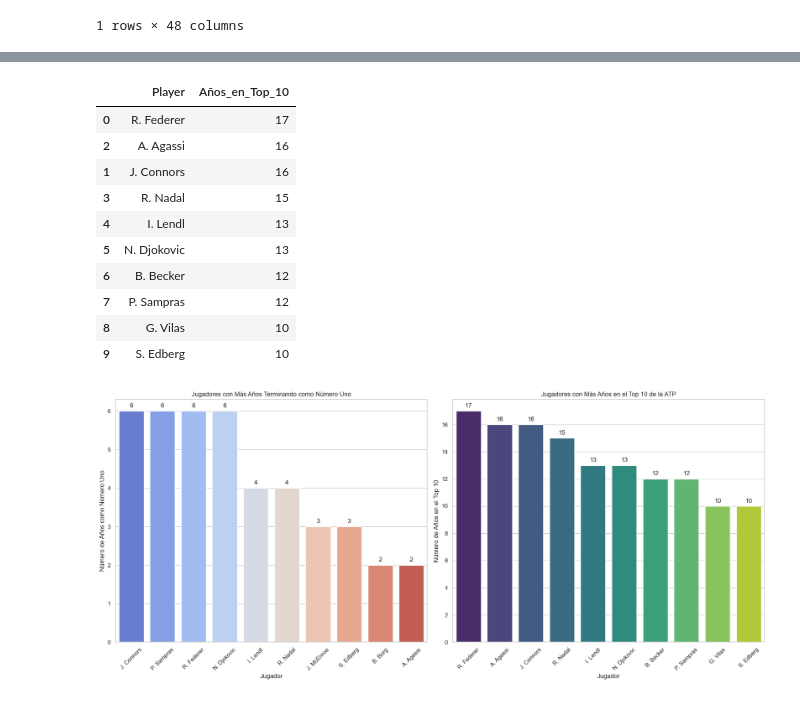
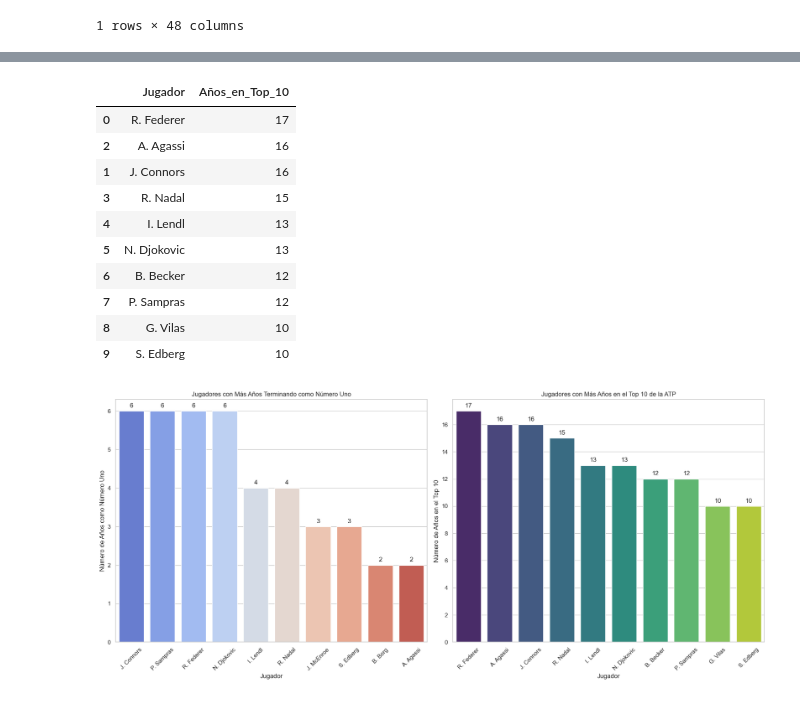
Before and after one commit to Lokhy87/EDA_entrega, a Jupyter notebook: Limpieza.ipynb, the cells around one changed output, grey strips where cells are left out. Cells and saved outputs as stored; diff of their text form; code cells hidden in the pictures.

```diff
--- a/Limpieza.ipynb
+++ b/Limpieza.ipynb
@@ -834,13 +812,13 @@ top_10_jugadores = pd.concat([top_10_cada_año[year] for year in top_10_cada_añ
+# %%
+# Contar las apariciones y resetear el índice
+top_ten_counts = top_10_jugadores.value_counts().reset_index()
+top_ten_counts.columns = ['Jugador', 'Años_en_Top_10']
 # %%
-# Contar las apariciones y resetear el índice
-top_ten_counts = top_10_jugadores.value_counts().reset_index()
-top_ten_counts.columns = ['Player', 'Años_en_Top_10']
-
 # Ordenar los jugadores por la cantidad de años que estuvieron en el Top 10
 top_10_orden = top_ten_counts.sort_values(by = 'Años_en_Top_10', ascending = False)
 top_10_orden.head(10)
 # %% [output]
-|  | Player | Años_en_Top_10 |
+|  | Jugador | Años_en_Top_10 |
 | 0 | R. Federer | 17 |
 | 2 | A. Agassi | 16 |
 | 1 | J. Connors | 16 |
```
Also changed, not shown: parts of 28 cells of this notebook.
